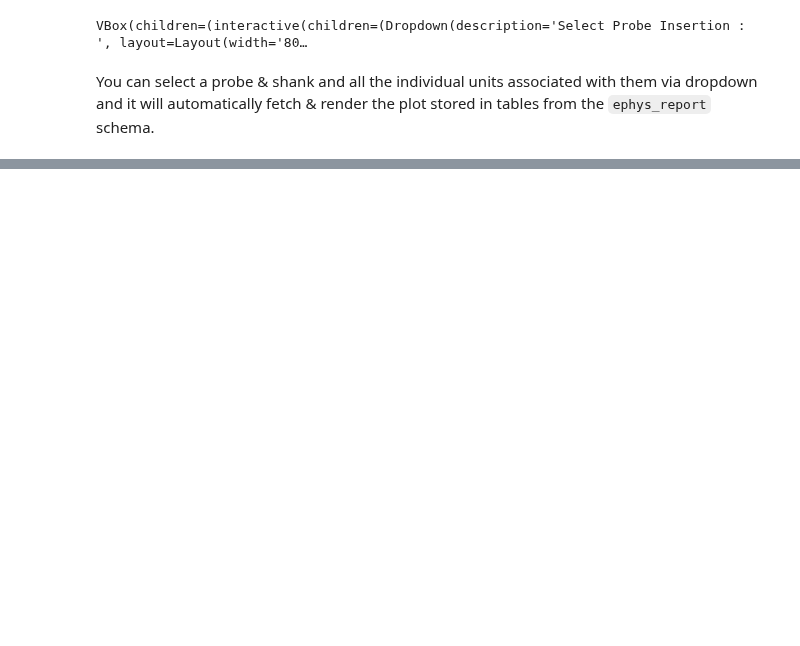
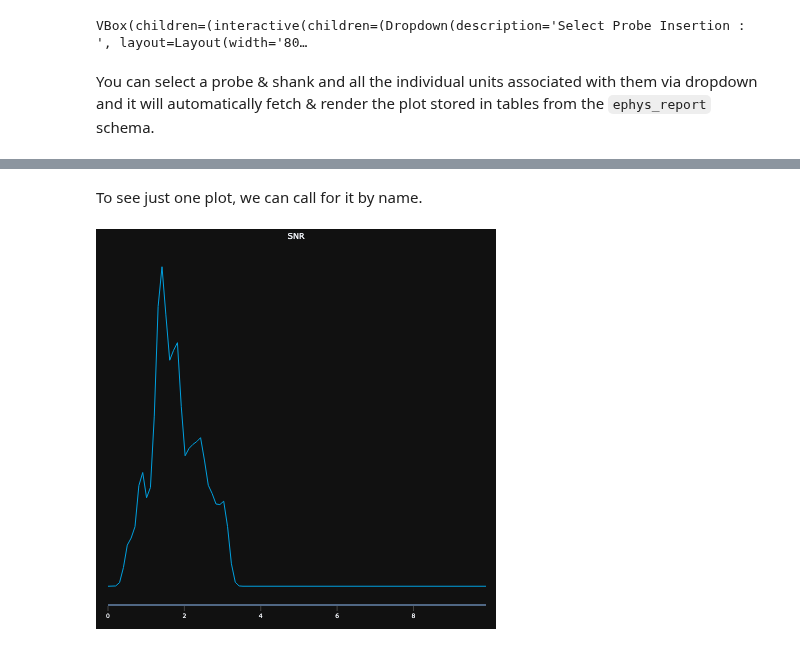
Before and after one commit to datajoint/workflow-array-ephys, a Jupyter notebook: notebooks/10-data_visualization.ipynb, the cells around one changed output, grey strips where cells are left out. Saved outputs shown, nothing was run; the diff lists cells and outputs as text; code cells hidden in the pictures; blank space fills up the shorter version.

Commit message:
Add Quality Metrics to viz notebook

```diff
--- a/notebooks/10-data_visualization.ipynb
+++ b/notebooks/10-data_visualization.ipynb
@@ -123,0 +138,3 @@ You can select a probe & shank and all the individual units associated with them
+# %%
+my_key = ephys.QualityMetrics.fetch("KEY")[0]
+my_key
@@ -123,0 +148,5 @@ You can select a probe & shank and all the individual units associated with them
+# %%
+from element_array_ephys.plotting.qc import QualityMetricFigs
+
+qm = QualityMetricFigs(ephys, key=my_key, dark_mode=True)
+qm.plot_list  # Available plots
@@ -123,0 +162,9 @@ You can select a probe & shank and all the individual units associated with them
+# %% [markdown]
+To see just one plot, we can call for it by name.
+# %%
+fig = qm.get_single_fig("snr", scale=0.5)
+fig.show(
+    "png"
+)  # .show('png') is optional. Here, it is used to render the image within a notebook that is embedded in a browser.
+# %% [output]
+[figure, added]
```
Also changed, not shown: parts of 26 cells of this notebook, 2 other files.
